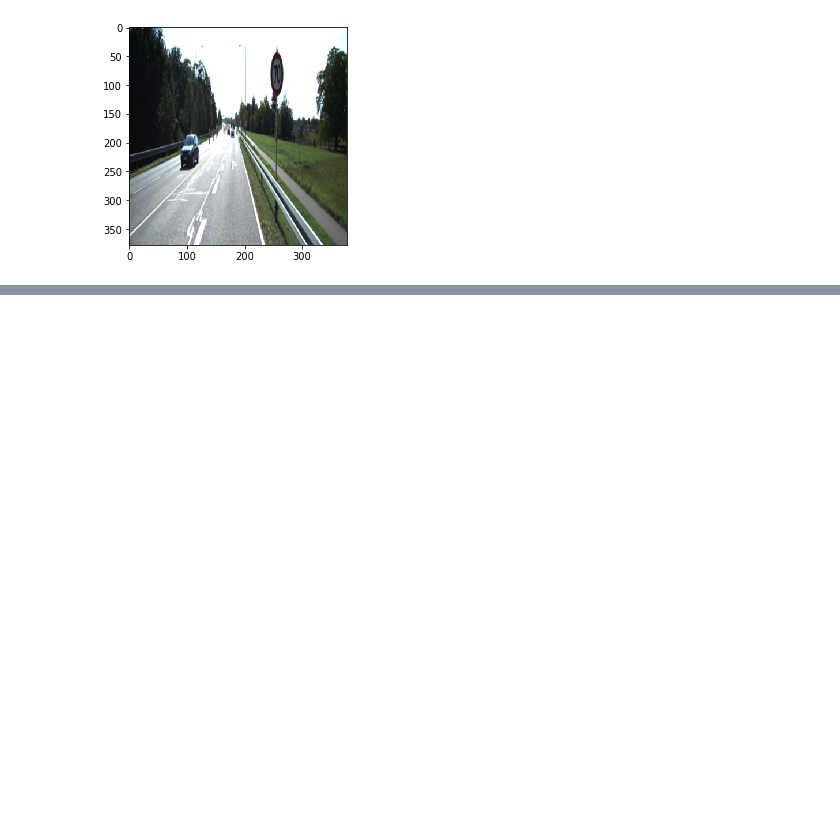
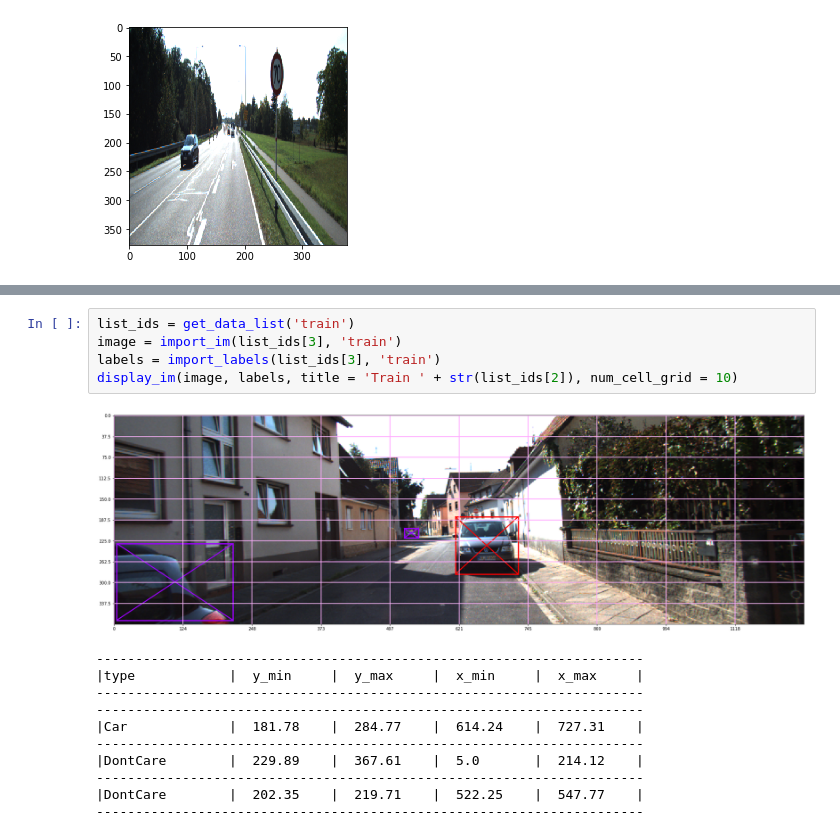
Before and after one commit to LucasVandroux/KittiPy, a Jupyter notebook: kitti_utils_notebook.ipynb, the cells around one changed output, grey strips where cells are left out. Drawn from its saved outputs; the diff is of its cells as text; blank space fills up the shorter version.

```diff
--- a/kitti_utils_notebook.ipynb
+++ b/kitti_utils_notebook.ipynb
@@ -145,0 +137,17 @@ display_im(6422, 'train') # 20 objects
+# %%
+list_ids = get_data_list('train')
+image = import_im(list_ids[3], 'train')
+labels = import_labels(list_ids[3], 'train')
+display_im(image, labels, title = 'Train ' + str(list_ids[2]), num_cell_grid = 10)
+# %% [output]
+[figure, added]
+----------------------------------------------------------------------
+|type            |  y_min     |  y_max     |  x_min     |  x_max     |
+----------------------------------------------------------------------
+----------------------------------------------------------------------
+|Car             |  181.78    |  284.77    |  614.24    |  727.31    |
+----------------------------------------------------------------------
+|DontCare        |  229.89    |  367.61    |  5.0       |  214.12    |
+----------------------------------------------------------------------
+|DontCare        |  202.35    |  219.71    |  522.25    |  547.77    |
+----------------------------------------------------------------------
```
Also changed, not shown: parts of 3 cells of this notebook.
